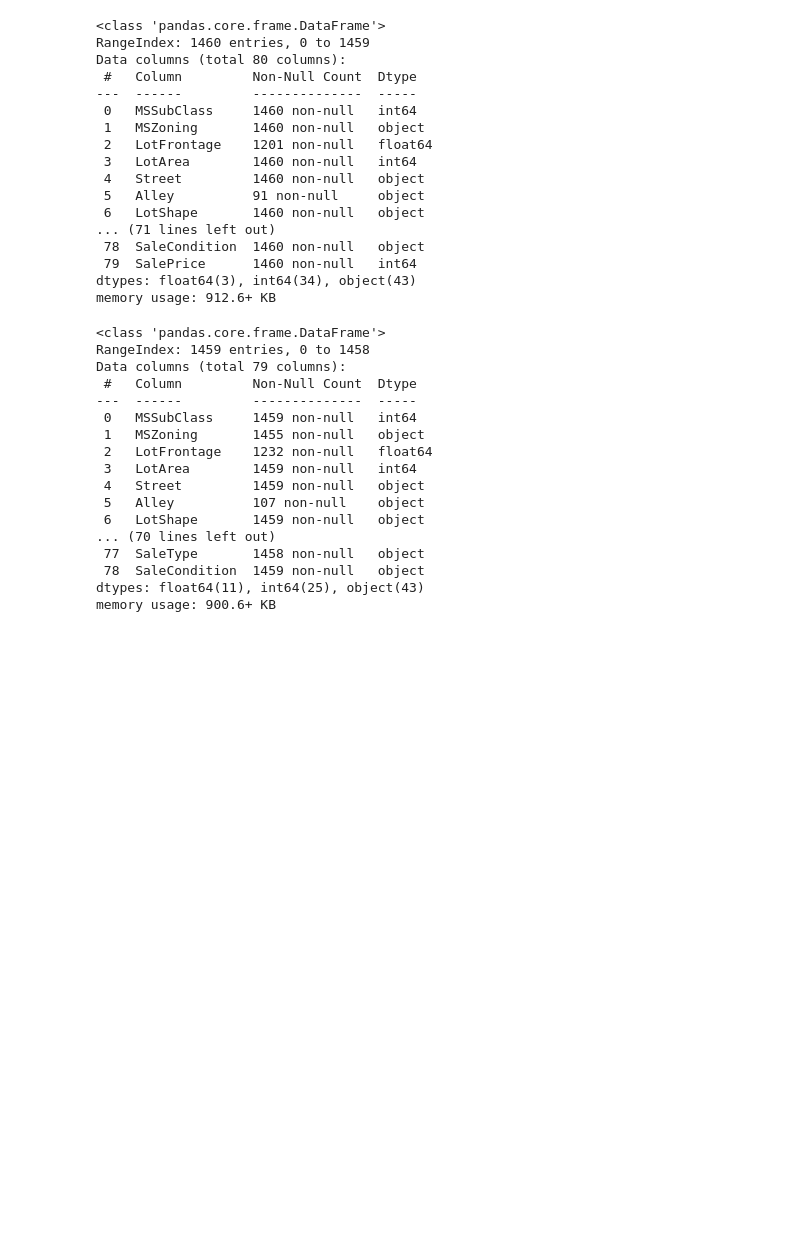
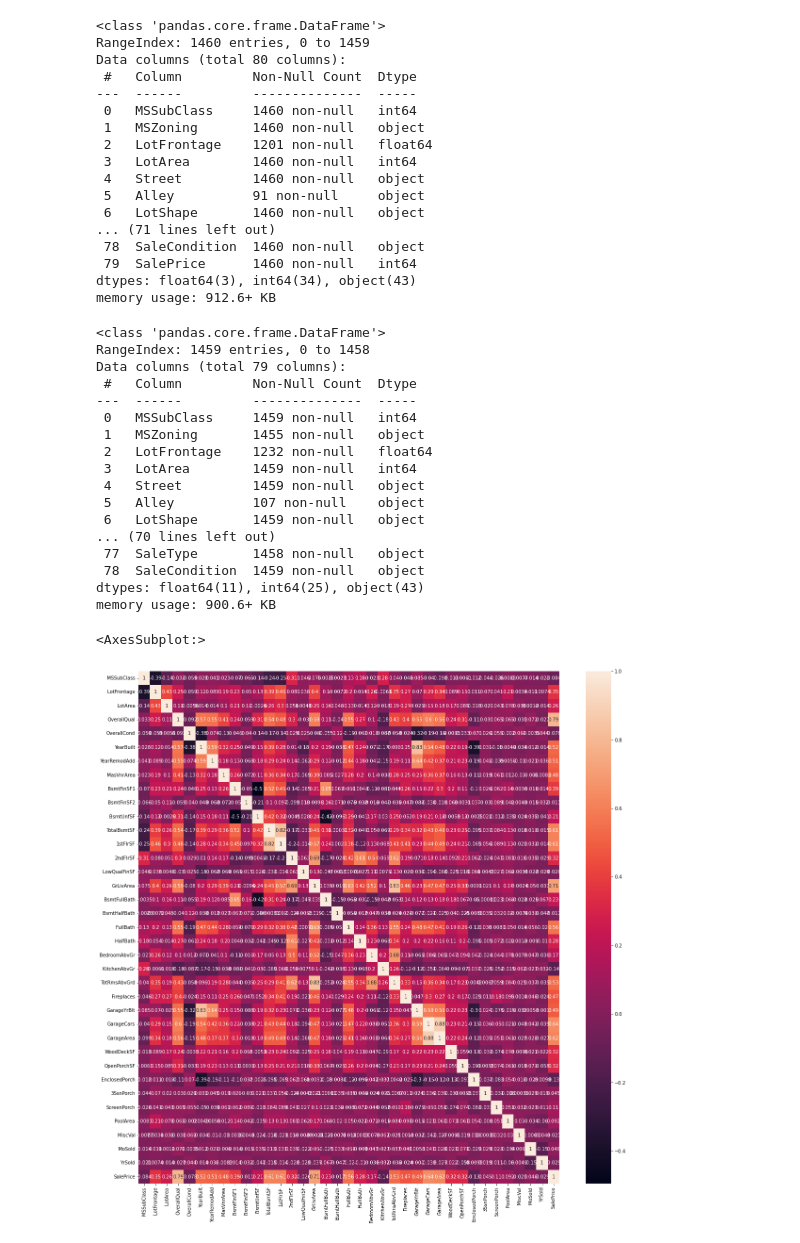
Before and after one commit to mgwithey/Kaggle-House-Prices, a Jupyter notebook: notebook.ipynb, the cells around one changed output. Drawn from its saved outputs; the diff is of its cells as text; code cells hidden in the pictures; blank space fills up the shorter version.

```diff
--- a/notebook.ipynb
+++ b/notebook.ipynb
@@ -50,3 +50,9 @@ dtypes: float64(11), int64(25), object(43)
 memory usage: 900.6+ KB
 # %%
 X, y = train.drop('SalePrice', axis=1), train.SalePrice
+# %%
+plt.figure(figsize=(20,20))
+sns.heatmap(data=train.corr(), annot=True,)
+# %% [output]
+<AxesSubplot:>
+[figure, added]
```
Also changed, not shown: parts of 6 cells of this notebook.
